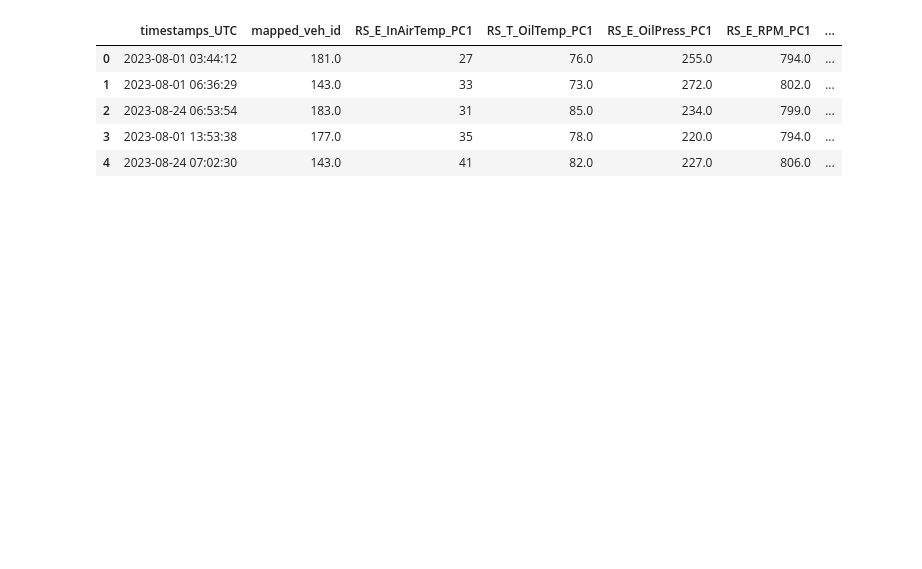
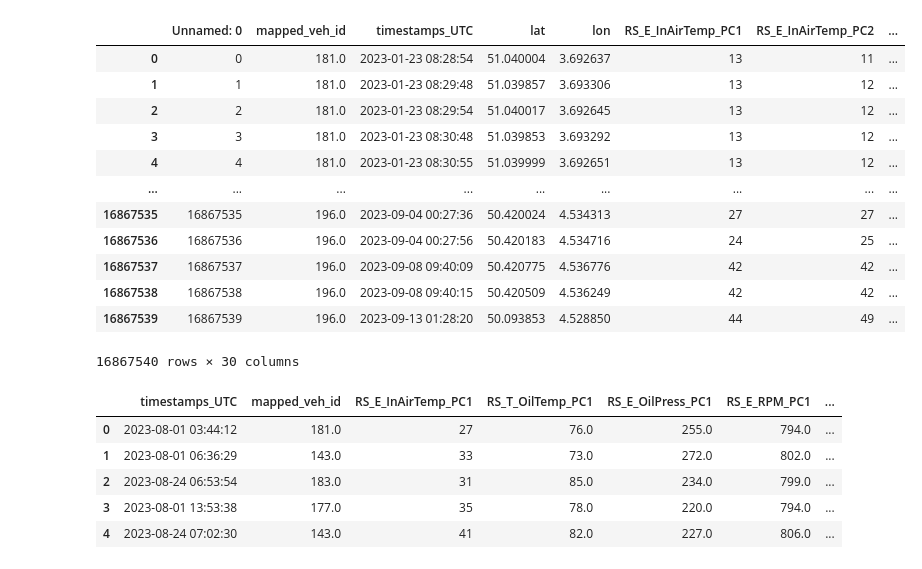
Before and after one commit to mustivore/TrainCoolDashboard, a Jupyter notebook: forecasting.ipynb, the cells around one changed output. Saved outputs shown, nothing was run; the diff lists cells and outputs as text; code cells hidden in the pictures; blank space fills up the shorter version.

```diff
--- a/forecasting.ipynb
+++ b/forecasting.ipynb
@@ -9,6 +9,23 @@ import plotly.express as px
 # %%
 df = pd.read_csv("ar41_with_speed_cleaned.csv",sep=";")
 df['timestamps_UTC'] = pd.to_datetime(df['timestamps_UTC'])
+# %%
+dff = pd.read_csv('anomalies.csv', sep=';')
+dff
+# %% [output]
+|  | Unnamed: 0 | mapped_veh_id | timestamps_UTC | lat | lon | RS_E_InAirTemp_PC1 | RS_E_InAirTemp_PC2 | ... |
+| 0 | 0 | 181.0 | 2023-01-23 08:28:54 | 51.040004 | 3.692637 | 13 | 11 | ... |
+| 1 | 1 | 181.0 | 2023-01-23 08:29:48 | 51.039857 | 3.693306 | 13 | 12 | ... |
+| 2 | 2 | 181.0 | 2023-01-23 08:29:54 | 51.040017 | 3.692645 | 13 | 12 | ... |
+| 3 | 3 | 181.0 | 2023-01-23 08:30:48 | 51.039853 | 3.693292 | 13 | 12 | ... |
+| 4 | 4 | 181.0 | 2023-01-23 08:30:55 | 51.039999 | 3.692651 | 13 | 12 | ... |
+| ... | ... | ... | ... | ... | ... | ... | ... | ... |
+| 16867535 | 16867535 | 196.0 | 2023-09-04 00:27:36 | 50.420024 | 4.534313 | 27 | 27 | ... |
+| 16867536 | 16867536 | 196.0 | 2023-09-04 00:27:56 | 50.420183 | 4.534716 | 24 | 25 | ... |
+| 16867537 | 16867537 | 196.0 | 2023-09-08 09:40:09 | 50.420775 | 4.536776 | 42 | 42 | ... |
+| 16867538 | 16867538 | 196.0 | 2023-09-08 09:40:15 | 50.420509 | 4.536249 | 42 | 42 | ... |
+| 16867539 | 16867539 | 196.0 | 2023-09-13 01:28:20 | 50.093853 | 4.528850 | 44 | 49 | ... |
+16867540 rows × 30 columns
 # %%
 dataset_adapted = df[["timestamps_UTC",'mapped_veh_id','RS_E_InAirTemp_PC1',"RS_T_OilTemp_PC1","RS_E_OilPress_PC1","RS_E_RPM_PC1","RS_E_WatTemp_PC1","speed","outside_temp"]]
 dataset_adapted.head()
```
Also changed, not shown: parts of 23 cells of this notebook, 1 other file.
